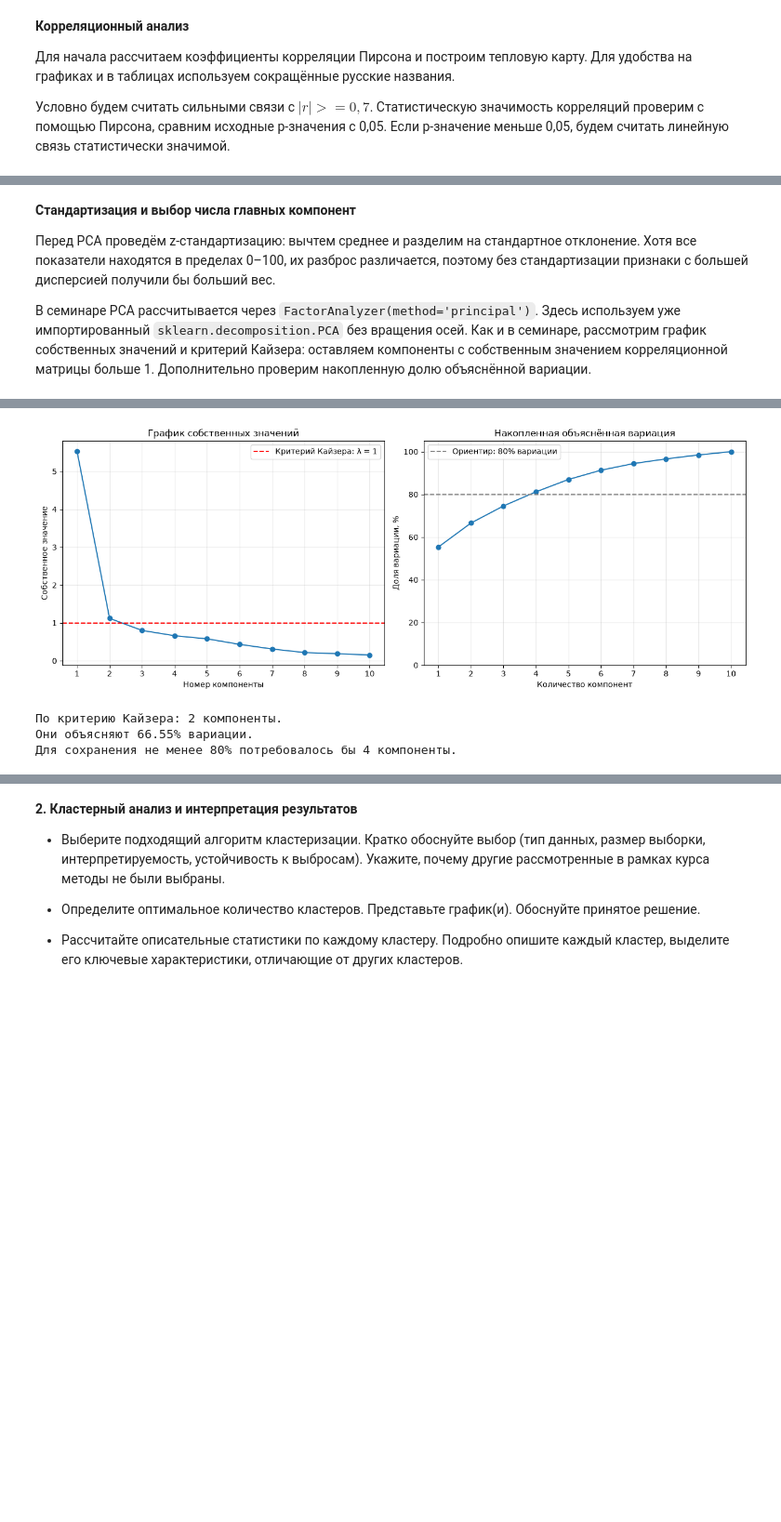
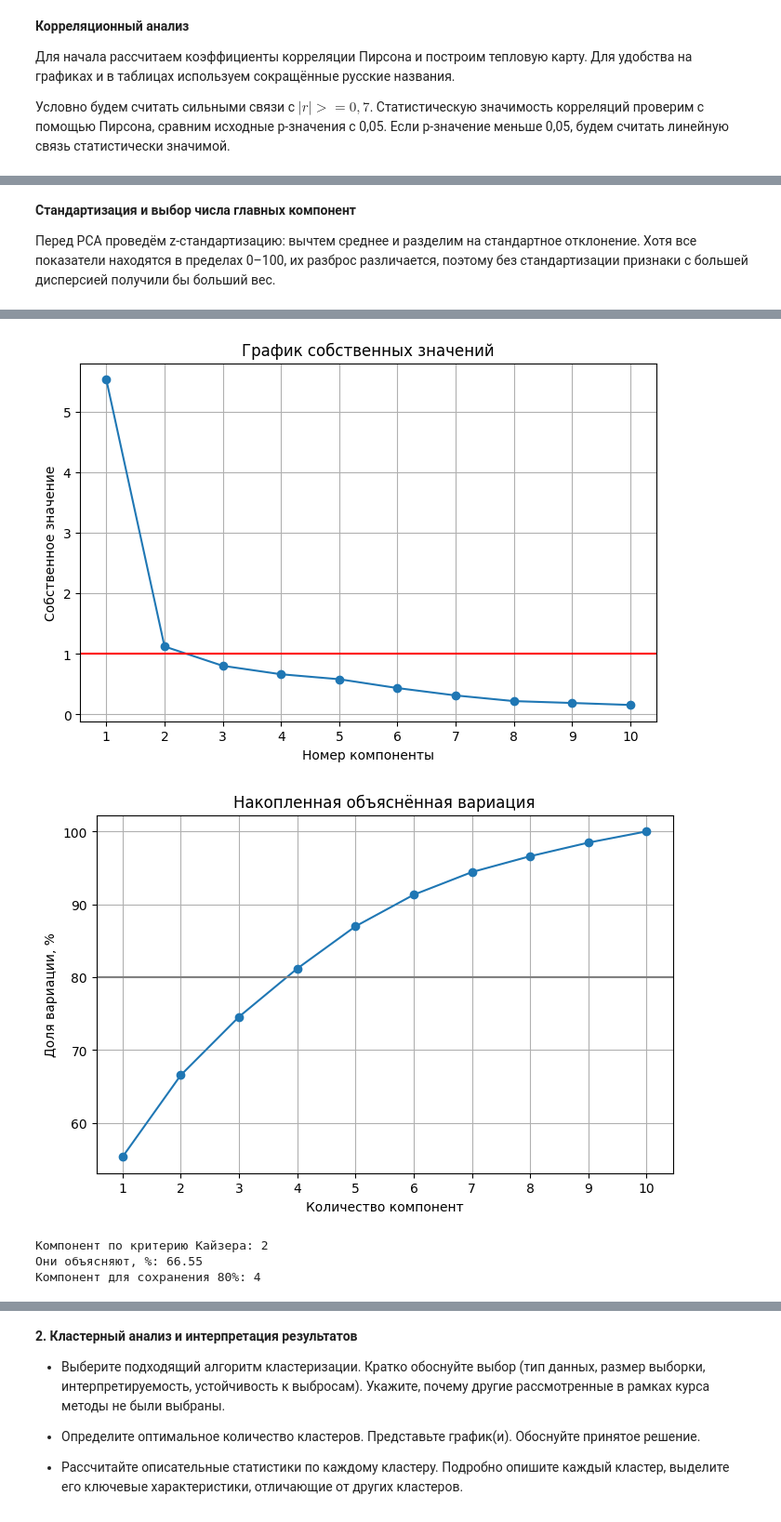
Before and after one commit to NickNatGame/Andan, a Jupyter notebook: NIS_ПЗ3.ipynb, the cells around one changed output, grey strips where cells are left out. Shown at 93% size. Drawn from its saved outputs; the diff is of its cells as text; code cells hidden in the pictures; blank space fills up the shorter version.

```diff
--- a/NIS_ПЗ3.ipynb
+++ b/NIS_ПЗ3.ipynb
@@ -258,52 +256,56 @@ print(f'Сильных связей: {len(strong_pairs)} из {len(correlation_p
 **Стандартизация и выбор числа главных компонент**
 
 Перед PCA проведём z-стандартизацию: вычтем среднее и разделим на стандартное отклонение. Хотя все показатели находятся в пределах 0–100, их разброс различается, поэтому без стандартизации признаки с большей дисперсией получили бы больший вес.
-
-В семинаре PCA рассчитывается через `FactorAnalyzer(method='principal')`. Здесь используем уже импортированный `sklearn.decomposition.PCA` без вращения осей. Как и в семинаре, рассмотрим график собственных значений и критерий Кайзера: оставляем компоненты с собственным значением корреляционной матрицы больше 1. Дополнительно проверим накопленную долю объяснённой вариации.
 # %%
 scaler = StandardScaler()
 X_scaled = pd.DataFrame(
-    scaler.fit_transform(X), index=X.index, columns=features,
+    scaler.fit_transform(X),
+    index=X.index,
+    columns=features
 )
 
-pca_full = PCA(svd_solver='full')
+pca_full = PCA()
 pca_full.fit(X_scaled)
 
-# PCA использует дисперсию с ddof=1, а StandardScaler — с ddof=0.
-# Приводим собственные значения к шкале корреляционной матрицы.
 eigenvalues = pca_full.explained_variance_ * (len(X) - 1) / len(X)
 variance_share = pca_full.explained_variance_ratio_
-cumulative_share = np.cumsum(variance_share)
+cumulative_share = variance_share.cumsum()
 
 pca_diagnostics = pd.DataFrame({
     'Собственное значение': eigenvalues,
     'Объяснённая вариация, %': variance_share * 100,
-    'Накопленная вариация, %': cumulative_share * 100,
-}, index=[f'PC{i + 1}' for i in range(len(features))])
+    'Накопленная вариация, %': cumulative_share * 100
+})
 display(pca_diagnostics.round(3))
 
-component_numbers = np.arange(1, len(features) + 1)
-fig, axes = plt.subplots(1, 2, figsize=(13, 5))
-axes[0].plot(component_numbers, eigenvalues, marker='o')
-axes[0].axhline(1, color='red', linestyle='--', label='Критерий Кайзера: λ = 1')
-axes[0].set(title='График собственных значений',
-            xlabel='Номер компоненты', ylabel='Собственное значение')
-axes[0].legend()
-axes[1].plot(component_numbers, cumulative_share * 100, marker='o')
-axes[1].axhline(80, color='gray', linestyle='--', label='Ориентир: 80% вариации')
-axes[1].set(title='Накопленная объяснённая вариация',
-            xlabel='Количество компонент', ylabel='Доля вариации, %', ylim=(0, 105))
-axes[1].legend()
-for ax in axes:
-    ax.set_xticks(component_numbers)
-    ax.grid(alpha=0.3)
-plt.tight_layout()
+component_numbers = range(1, len(eigenvalues) + 1)
+
+plt.figure(figsize=(8, 5))
+plt.plot(component_numbers, eigenvalues, 'o-')
+plt.axhline(1, color='red')
+plt.title('График собственных значений')
+plt.xlabel('Номер компоненты')
+plt.ylabel('Собственное значение')
+plt.xticks(component_numbers)
+plt.grid()
 plt.show()
 
-n_components = int((eigenvalues > 1).sum())
-n_components_80 = int(np.searchsorted(cumulative_share, 0.8) + 1)
-print(f'По критерию Кайзера: {n_components} компоненты.')
-print(f'Они объясняют {cumulative_share[n_components - 1]:.2%} вариации.')
-print(f'Для сохранения не менее 80% потребовалось бы {n_components_80} компоненты.')
+plt.figure(figsize=(8, 5))
+plt.plot(component_numbers, cumulative_share * 100, 'o-')
+plt.axhline(80, color='gray')
+plt.title('Накопленная объяснённая вариация')
+plt.xlabel('Количество компонент')
+plt.ylabel('Доля вариации, %')
+plt.xticks(component_numbers)
+plt.grid()
+plt.show()
+
+n_components = (eigenvalues > 1).sum()
+
+n_components_80 = (cumulative_share < 0.8).sum() + 1
+
+print('Компонент по критерию Кайзера:', n_components)
+print('Они объясняют, %:', round(variance_share[:n_components].sum() * 100, 2))
+print('Компонент для сохранения 80%:', n_components_80)
 # %% [output]
 |  | Собственное значение | Объяснённая вариация, % | Накопленная вариация, % |
@@ -320,5 +322,6 @@ print(f'Для сохранения не менее 80% потребовалос
-[figure, old version]
+[figure, new version]
+[figure, added]
-По критерию Кайзера: 2 компоненты.
-Они объясняют 66.55% вариации.
-Для сохранения не менее 80% потребовалось бы 4 компоненты.
+Компонент по критерию Кайзера: 2
+Они объясняют, %: 66.55
+Компонент для сохранения 80%: 4
 # %% [markdown]
```
Also changed, not shown: parts of 13 cells of this notebook.
